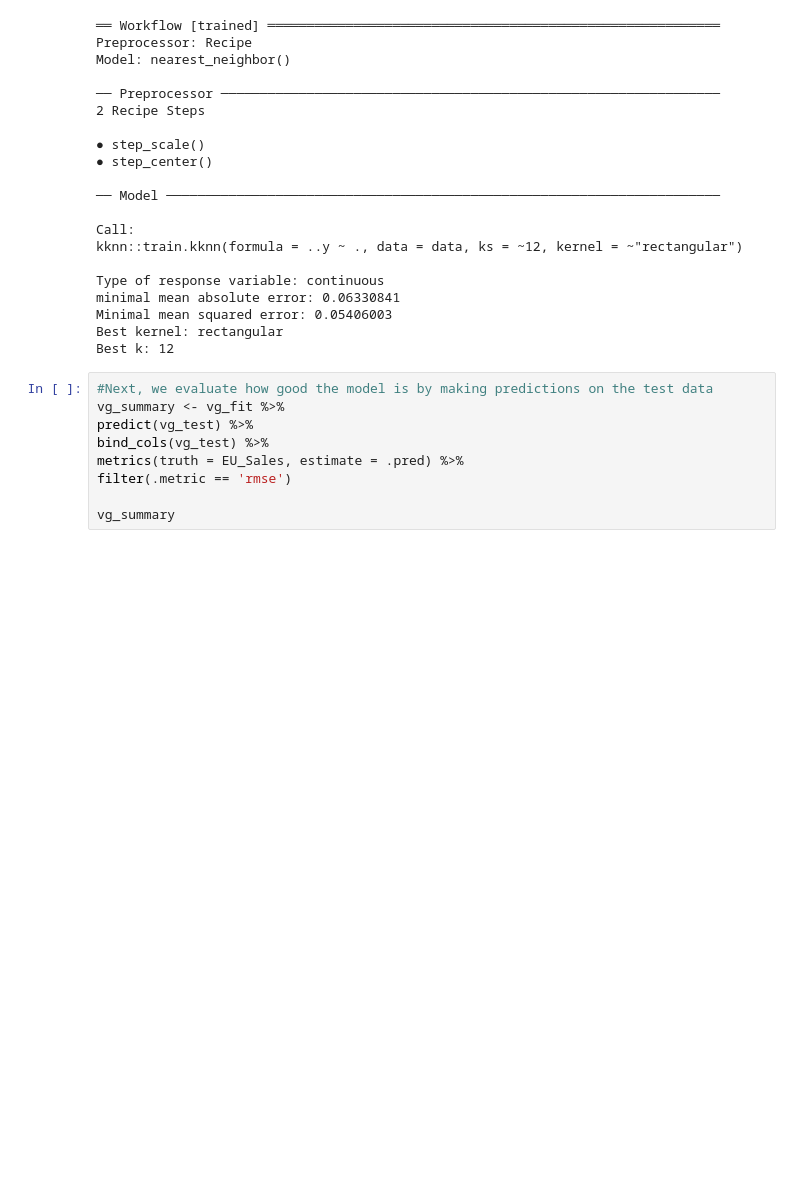
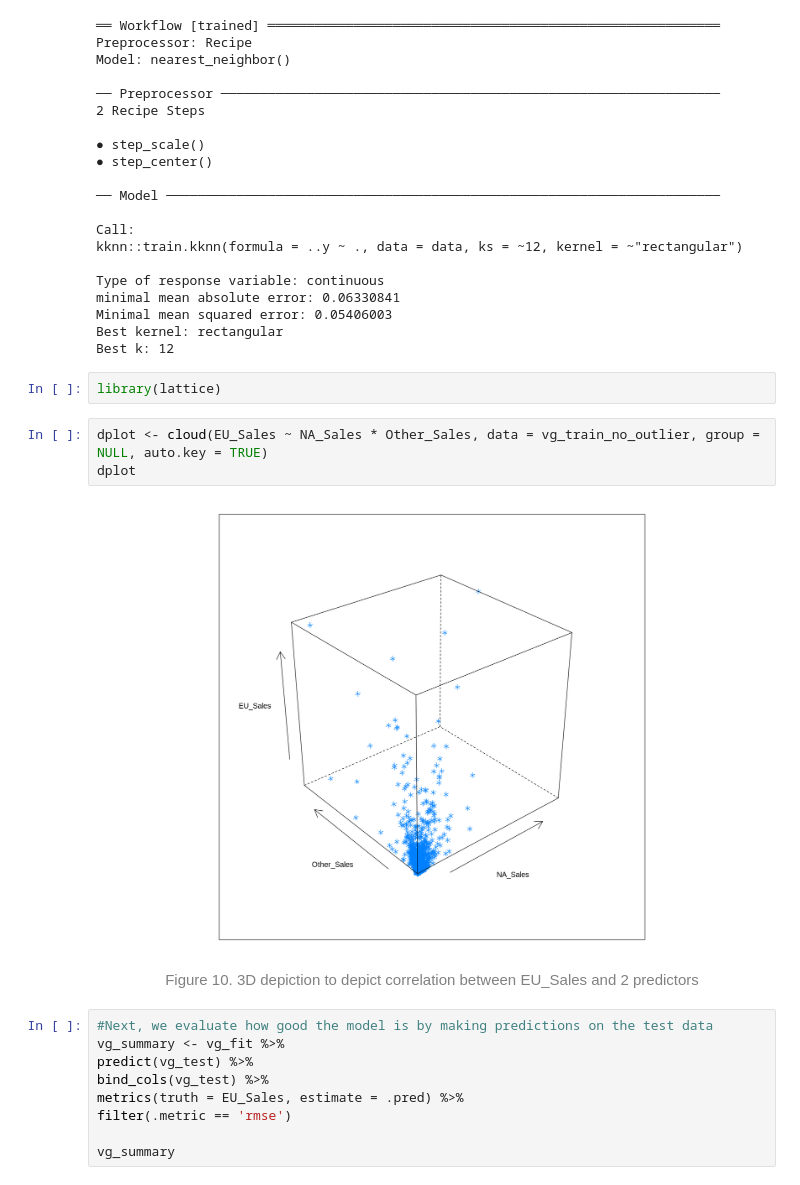
Before and after one commit to kristennli/DSCI100_project, a Jupyter notebook: Final Project Draft.ipynb, the cells around one changed output. Saved outputs shown, nothing was run; the diff lists cells and outputs as text; blank space fills up the shorter version.

```diff
--- a/Final Project Draft.ipynb
+++ b/Final Project Draft.ipynb
@@ -843,6 +833,15 @@ minimal mean absolute error: 0.06330841
 Minimal mean squared error: 0.05406003
 Best kernel: rectangular
 Best k: 12
+# %%
+library(lattice)
+# %%
+dplot <- cloud(EU_Sales ~ NA_Sales * Other_Sales, data = vg_train_no_outlier, group = NULL, auto.key = TRUE)
+dplot
+# %% [output]
+[figure, added]
+# %% [markdown]
+<center><span style="color:gray">Figure 10. 3D depiction to depict correlation between EU_Sales and 2 predictors</span></center>
 # %%
 #Next, we evaluate how good the model is by making predictions on the test data
 vg_summary <- vg_fit %>%
```
Also changed, not shown: parts of 11 cells of this notebook.
